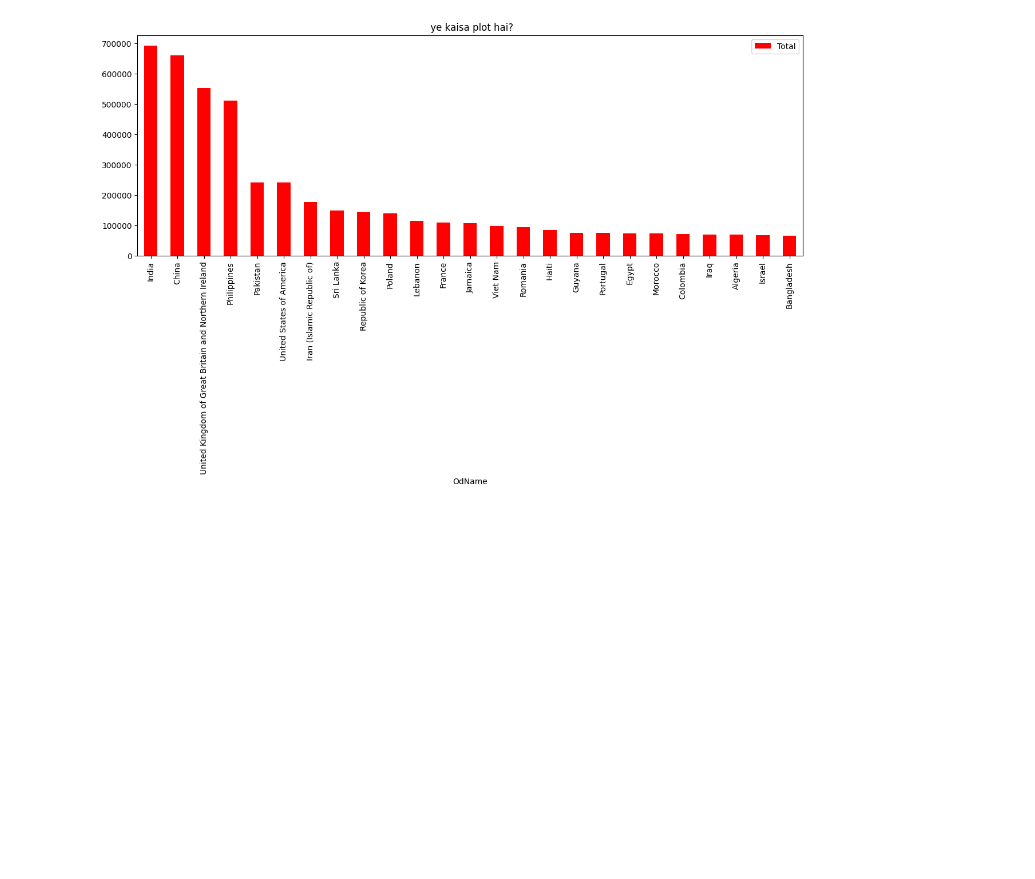
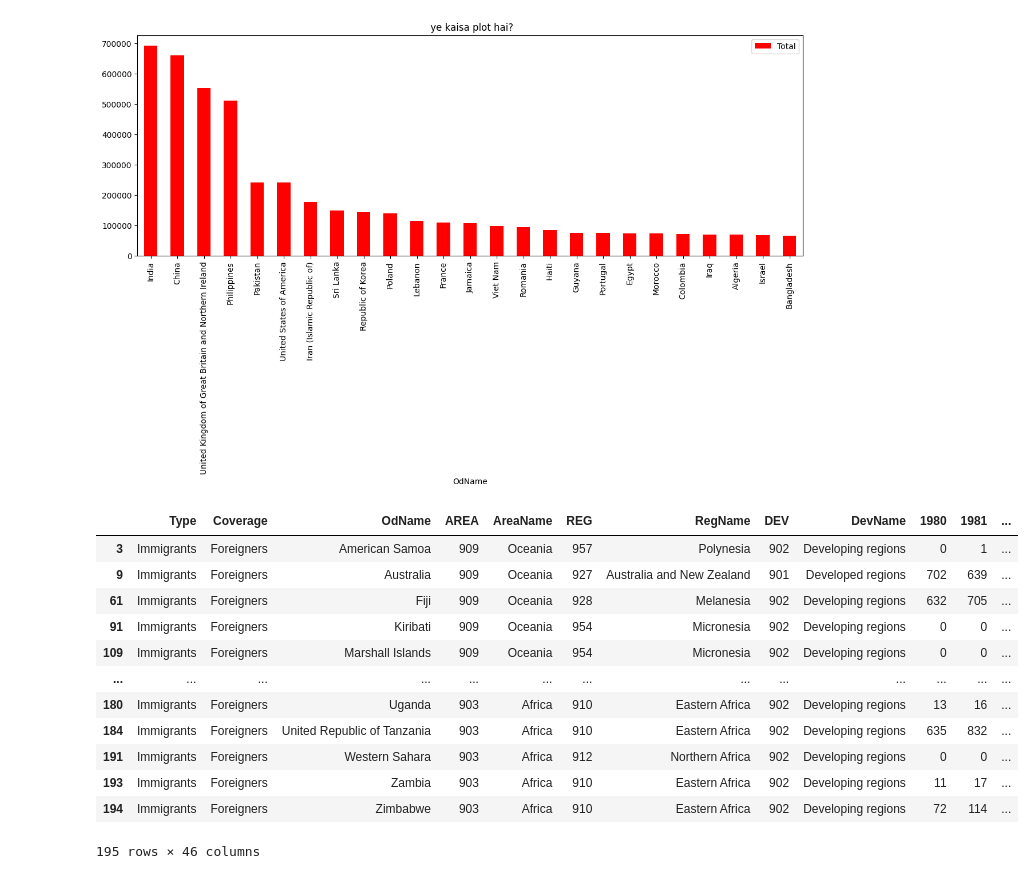
Before and after one commit to iamaanraza/pythonDS, a Jupyter notebook: pandas_basics/analysis.ipynb, the cells around one changed output. Drawn from its saved outputs; the diff is of its cells as text; code cells hidden in the pictures; blank space fills up the shorter version.

```diff
--- a/pandas_basics/analysis.ipynb
+++ b/pandas_basics/analysis.ipynb
@@ -454,3 +453,19 @@ df[['OdName','Total']].head(25).plot(
 # %% [output]
 <Axes: title={'center': ' ye kaisa plot hai?'}, xlabel='OdName'>
 [figure]
+# %%
+df.sort_values(by=['AreaName','OdName'],ascending=[False,True])
+# %% [output]
+|  | Type | Coverage | OdName | AREA | AreaName | REG | RegName | DEV | DevName | 1980 | 1981 | ... |
+| 3 | Immigrants | Foreigners | American Samoa | 909 | Oceania | 957 | Polynesia | 902 | Developing regions | 0 | 1 | ... |
+| 9 | Immigrants | Foreigners | Australia | 909 | Oceania | 927 | Australia and New Zealand | 901 | Developed regions | 702 | 639 | ... |
+| 61 | Immigrants | Foreigners | Fiji | 909 | Oceania | 928 | Melanesia | 902 | Developing regions | 632 | 705 | ... |
+| 91 | Immigrants | Foreigners | Kiribati | 909 | Oceania | 954 | Micronesia | 902 | Developing regions | 0 | 0 | ... |
+| 109 | Immigrants | Foreigners | Marshall Islands | 909 | Oceania | 954 | Micronesia | 902 | Developing regions | 0 | 0 | ... |
+| ... | ... | ... | ... | ... | ... | ... | ... | ... | ... | ... | ... | ... |
+| 180 | Immigrants | Foreigners | Uganda | 903 | Africa | 910 | Eastern Africa | 902 | Developing regions | 13 | 16 | ... |
+| 184 | Immigrants | Foreigners | United Republic of Tanzania | 903 | Africa | 910 | Eastern Africa | 902 | Developing regions | 635 | 832 | ... |
+| 191 | Immigrants | Foreigners | Western Sahara | 903 | Africa | 912 | Northern Africa | 902 | Developing regions | 0 | 0 | ... |
+| 193 | Immigrants | Foreigners | Zambia | 903 | Africa | 910 | Eastern Africa | 902 | Developing regions | 11 | 17 | ... |
+| 194 | Immigrants | Foreigners | Zimbabwe | 903 | Africa | 910 | Eastern Africa | 902 | Developing regions | 72 | 114 | ... |
+195 rows × 46 columns
```
Also changed, not shown: parts of 16 cells of this notebook.
